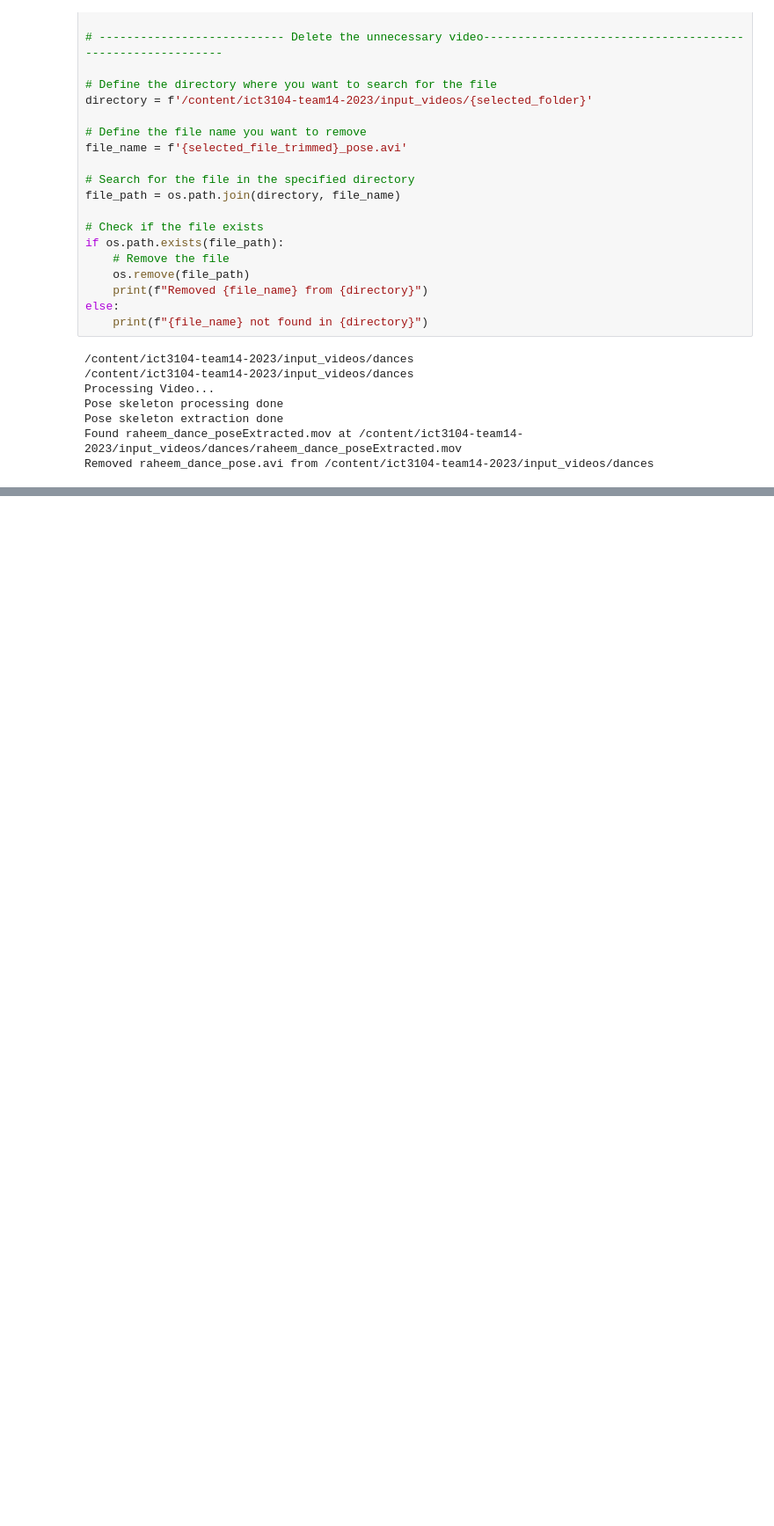
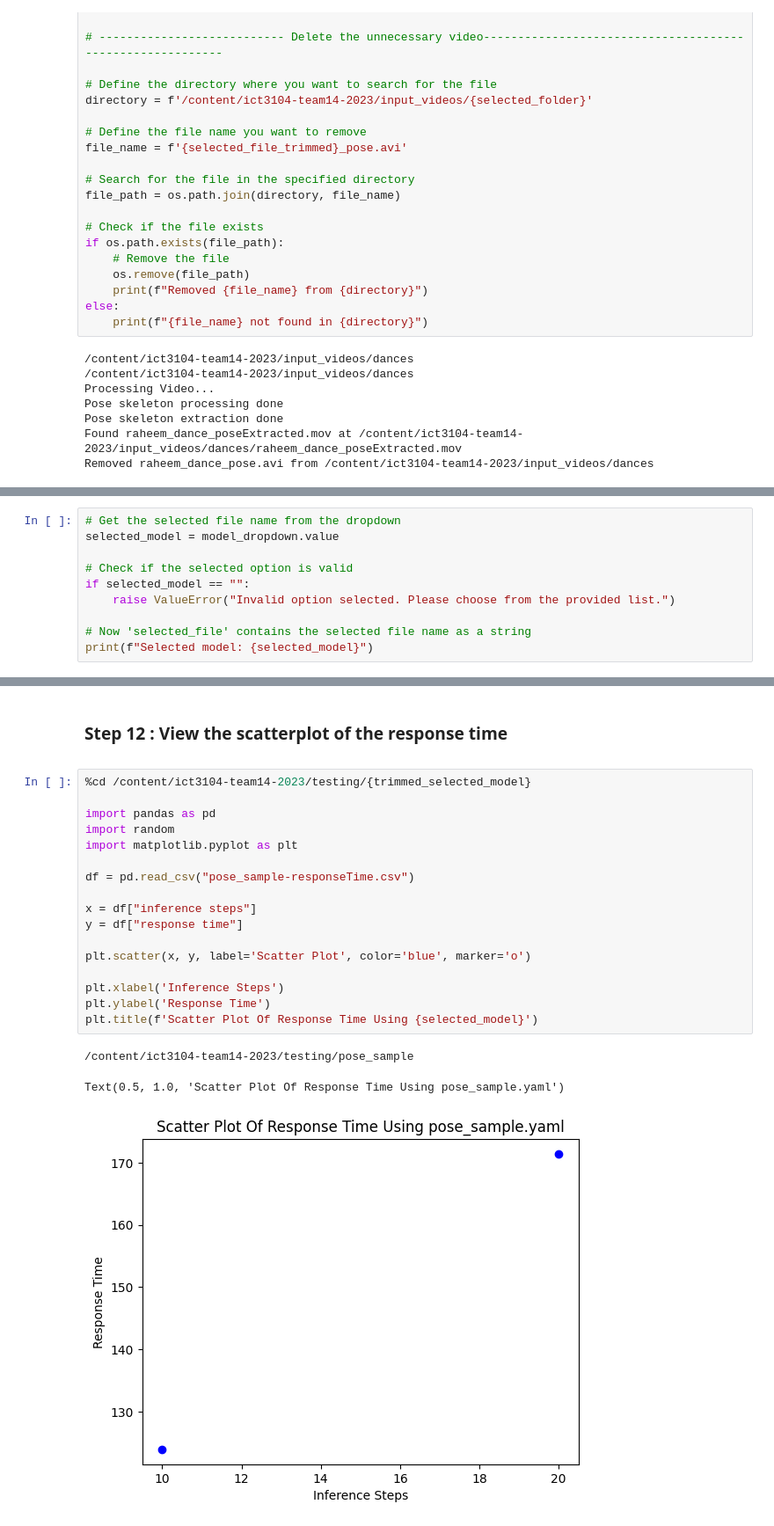
Before and after one commit to YUyou0/ict3104-team14-2023, a Jupyter notebook: 3104group14.ipynb, the cells around one changed output, grey strips where cells are left out. Shown at 88% size. Drawn from its saved outputs; the diff is of its cells as text; blank space fills up the shorter version.

Commit message:
implemented testing and add some files for training

```diff
--- a/3104group14.ipynb
+++ b/3104group14.ipynb
@@ -880,0 +913,10 @@ Removed raheem_dance_pose.avi from /content/ict3104-team14-2023/input_videos/dan
+# %%
+# Get the selected file name from the dropdown
+selected_model = model_dropdown.value
+
+# Check if the selected option is valid
+if selected_model == "":
+    raise ValueError("Invalid option selected. Please choose from the provided list.")
+
+# Now 'selected_file' contains the selected file name as a string
+print(f"Selected model: {selected_model}")
@@ -880,0 +1233,23 @@ Removed raheem_dance_pose.avi from /content/ict3104-team14-2023/input_videos/dan
+# %% [markdown]
+<h3><b>Step 12 : View the scatterplot of the response time</h3><b>
+# %%
+%cd /content/ict3104-team14-2023/testing/{trimmed_selected_model}
+
+import pandas as pd
+import random
+import matplotlib.pyplot as plt
+
+df = pd.read_csv("pose_sample-responseTime.csv")
+
+x = df["inference steps"]
+y = df["response time"]
+
+plt.scatter(x, y, label='Scatter Plot', color='blue', marker='o')
+
+plt.xlabel('Inference Steps')
+plt.ylabel('Response Time')
+plt.title(f'Scatter Plot Of Response Time Using {selected_model}')
+# %% [output]
+/content/ict3104-team14-2023/testing/pose_sample
+Text(0.5, 1.0, 'Scatter Plot Of Response Time Using pose_sample.yaml')
+[figure, added]
```
Also changed, not shown: parts of 29 cells of this notebook, 3 other files.
